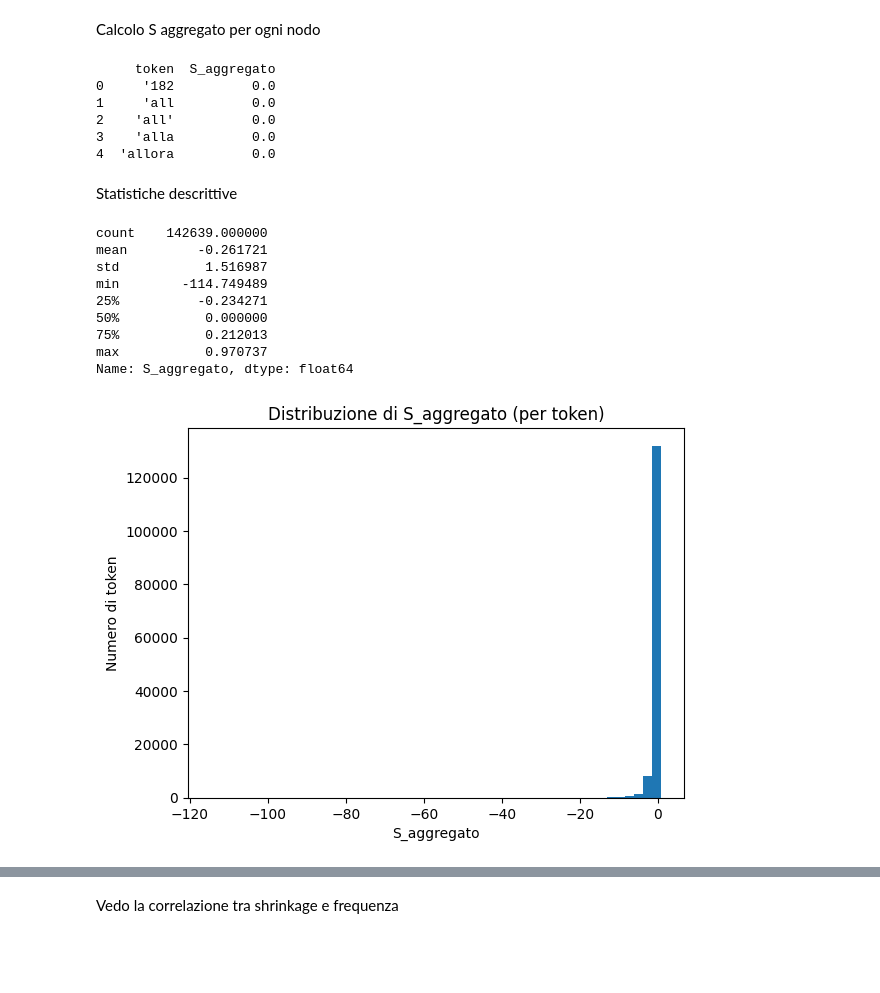
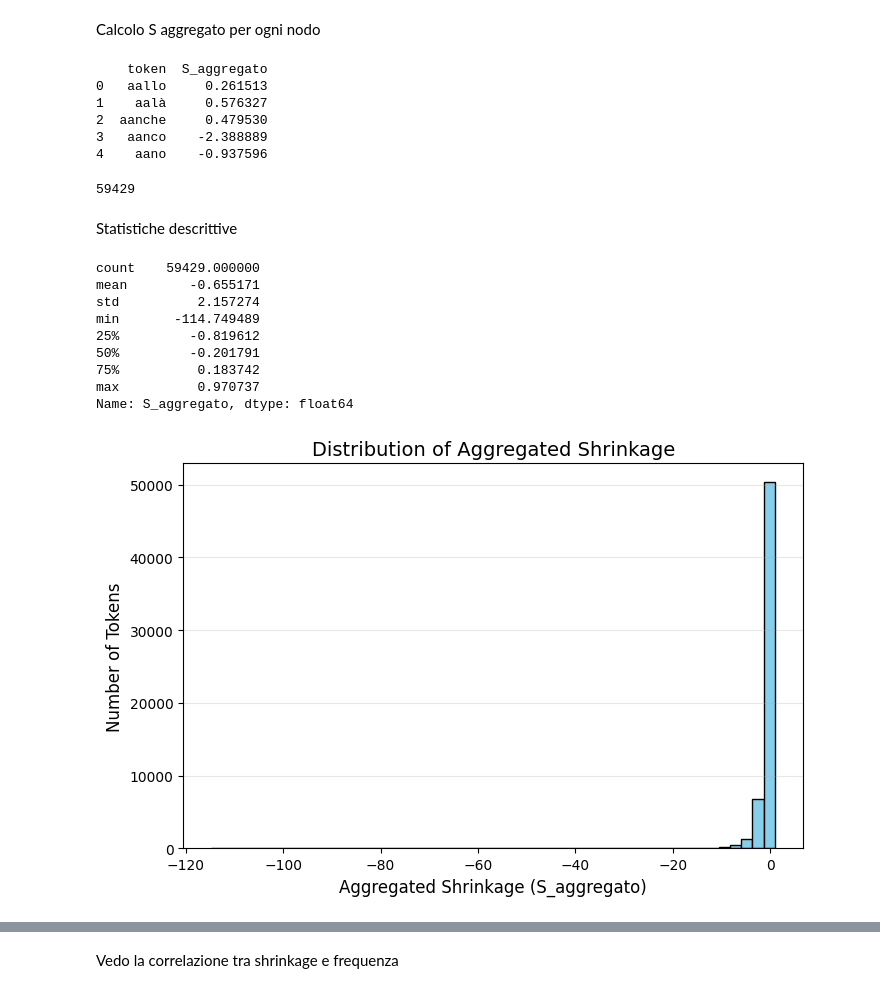
Before and after one commit to ChefBB/acn_project, a Jupyter notebook: dynet/RQ1.ipynb, the cells around one changed output, grey strips where cells are left out. Drawn from its saved outputs; the diff is of its cells as text; code cells hidden in the pictures; blank space fills up the shorter version.

Commit message:
shrinkage and complexity

```diff
--- a/dynet/RQ1.ipynb
+++ b/dynet/RQ1.ipynb
@@ -232,7 +244,14 @@ freq_dir = Path(r"../embedding/freq snap")
 freq_dfs = []
 for snap in snapshots:
     freq_file = freq_dir / f"vocab_freq_snap{snap}.txt"
-    df_freq = pd.read_csv(freq_file, sep=" ", names=["token", f"freq_snap{snap}"], dtype={"token": str, f"freq_snap{snap}": int})
+    df_freq = pd.read_csv(
+        freq_file,
+        sep=" ",
+        names=["token", f"freq_snap{snap}"],
+        dtype={"token": str, f"freq_snap{snap}": int}
+    )
+    # --- filtriamo solo token presenti in shrinkage_i.csv ---
+    df_freq = df_freq[df_freq["token"].isin(df_shrink["token"])]
     freq_dfs.append(df_freq)
 
 # Merge di tutte le frequenze in un unico DataFrame
@@ -241,9 +260,9 @@ for df_f in freq_dfs[1:]:
     df_freq_all = df_freq_all.merge(df_f, on="token", how="outer")
 
 # allineiamo df_shrink e df_freq_all
-df_all = df_shrink.merge(df_freq_all, on="token", how="outer")
+df_all = df_shrink.merge(df_freq_all, on="token", how="inner")  # inner perché vogliamo solo token comuni
 
-#  numeratore e denominatore vettorialmente
+# numeratore e denominatore vettorialmente
 numeratore = 0
 denominatore = 0
 for snap in snapshots:
@@ -257,45 +276,49 @@ for snap in snapshots:
 df_all["S_aggregato"] = numeratore / denominatore
 df_result = df_all[["token", "S_aggregato"]]
 
-
-df_result.to_csv("shrinkage_aggr.csv", index=False)
+df_result.to_csv("shrinkage_aggr_filtered.csv", index=False)
 print(df_result.head())
 # %% [output]
-     token  S_aggregato
-0     '182          0.0
-1     'all          0.0
-2    'all'          0.0
-3    'alla          0.0
-4  'allora          0.0
+    token  S_aggregato
+0   aallo     0.261513
+1    aalà     0.576327
+2  aanche     0.479530
+3   aanco    -2.388889
+4    aano    -0.937596
+# %%
+len(df_result)
+# %% [output]
+59429
 # %% [markdown]
 Statistiche descrittive
 # %%
 import pandas as pd
 
-df = pd.read_csv("shrinkage_aggr.csv")
+df = pd.read_csv("shrinkage_aggr_filtered.csv")
 
 df["S_aggregato"].describe()
 # %% [output]
-count    142639.000000
-mean         -0.261721
-std           1.516987
-min        -114.749489
-25%          -0.234271
-50%           0.000000
-75%           0.212013
-max           0.970737
+count    59429.000000
+mean        -0.655171
+std          2.157274
+min       -114.749489
+25%         -0.819612
+50%         -0.201791
+75%          0.183742
+max          0.970737
 Name: S_aggregato, dtype: float64
 # %%
 import matplotlib.pyplot as plt
 
-plt.figure()
-plt.hist(df["S_aggregato"].dropna(), bins=50)
-plt.xlabel("S_aggregato")
-plt.ylabel("Numero di token")
-plt.title("Distribuzione di S_aggregato (per token)")
+plt.figure(figsize=(8,5))
+plt.hist(df["S_aggregato"].dropna(), bins=50, color="skyblue", edgecolor="black")
+plt.xlabel("Aggregated Shrinkage (S_aggregato)", fontsize=12)
+plt.ylabel("Number of Tokens", fontsize=12)
+plt.title("Distribution of Aggregated Shrinkage", fontsize=14)
+plt.grid(axis='y', alpha=0.3)
 plt.show()
 # %% [output]
-[figure, old version]
+[figure, new version]
 # %%
 plt.figure()
 plt.boxplot(df["S_aggregato"].dropna(), vert=False)
```
Also changed, not shown: parts of 28 cells of this notebook.
